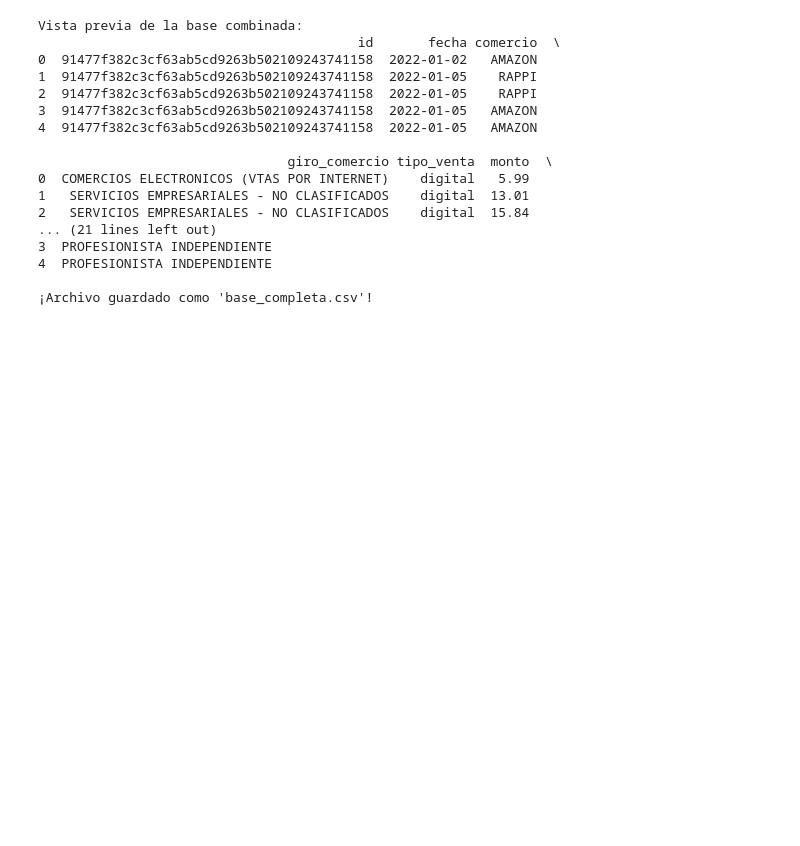
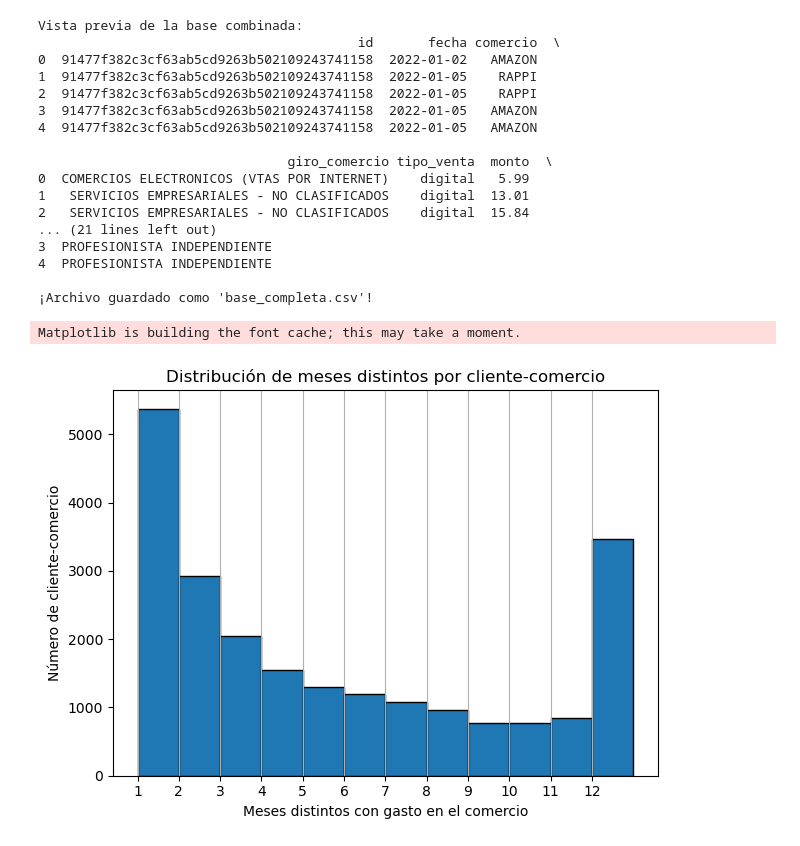
Before and after one commit to GalileaRestrepo/HeyBancoDatathon, a Jupyter notebook: versgali.ipynb, the cells around one changed output. Saved outputs shown, nothing was run; the diff lists cells and outputs as text; code cells hidden in the pictures; blank space fills up the shorter version.

Commit message:
histograma

```diff
--- a/versgali.ipynb
+++ b/versgali.ipynb
@@ -62,19 +62,19 @@ frecuencia_mensual = (
     .reset_index(name='meses_distintos')
 )
 # %%
-# === PASO 2.5: Enriquecer con datos del cliente ===
+#CÓDIGO DEL PASO 3:
 
-info_clientes = base_completa[['id', 'fecha_nacimiento', 'fecha_alta', 'id_municipio', 'id_estado',
-                               'tipo_persona', 'genero', 'actividad_empresarial']].drop_duplicates()
+import matplotlib.pyplot as plt
 
-info_clientes['fecha_nacimiento'] = pd.to_datetime(info_clientes['fecha_nacimiento'])
-info_clientes['fecha_alta'] = pd.to_datetime(info_clientes['fecha_alta'])
-
-hoy = pd.to_datetime('today')
-info_clientes['edad'] = (hoy - info_clientes['fecha_nacimiento']).dt.days // 365
-info_clientes['antiguedad_meses'] = (hoy - info_clientes['fecha_alta']).dt.days // 30
-
-# Unir con la tabla recurrentes
-recurrentes_full = recurrentes.merge(info_clientes, on='id', how='left')
-print("\nTabla lista para entrenar modelo:")
-print(recurrentes_full.head())
+# Histograma de meses distintos por cliente-comercio
+frecuencia_mensual['meses_distintos'].hist(bins=12, edgecolor='black')
+plt.xlabel("Meses distintos con gasto en el comercio")
+plt.ylabel("Número de cliente-comercio")
+plt.title("Distribución de meses distintos por cliente-comercio")
+plt.xticks(range(1, 13))  # Meses del 1 al 12
+plt.grid(axis='y')
+plt.tight_layout()
+plt.show()
+# %% [output]
+Matplotlib is building the font cache; this may take a moment.
+[figure, added]
```
Also changed, not shown: parts of 1 cell of this notebook.
